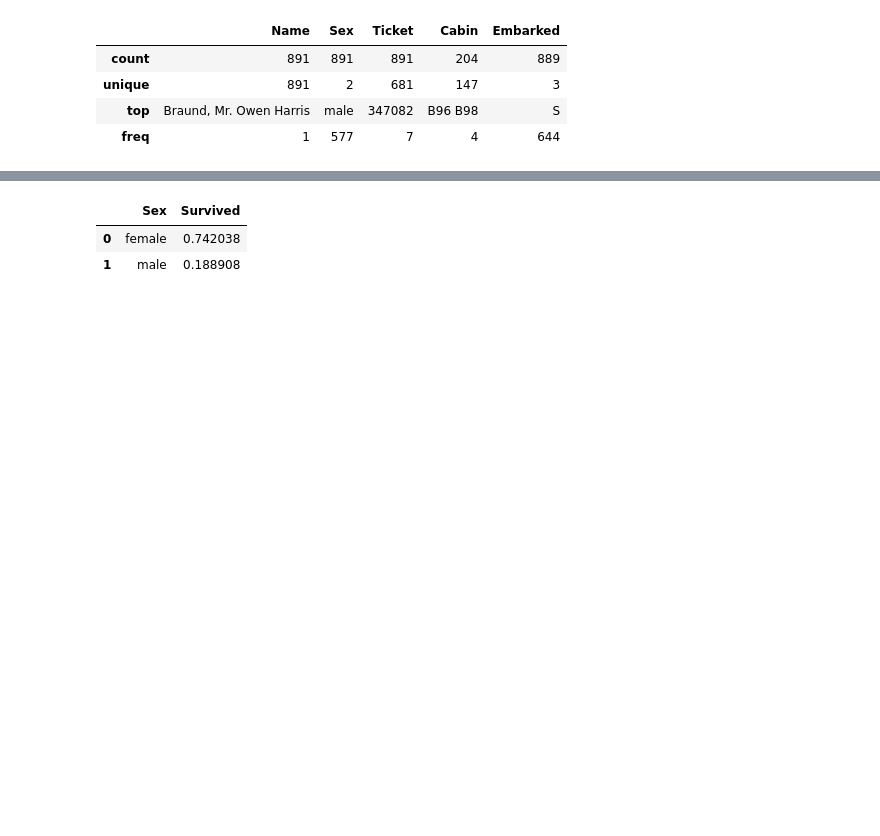
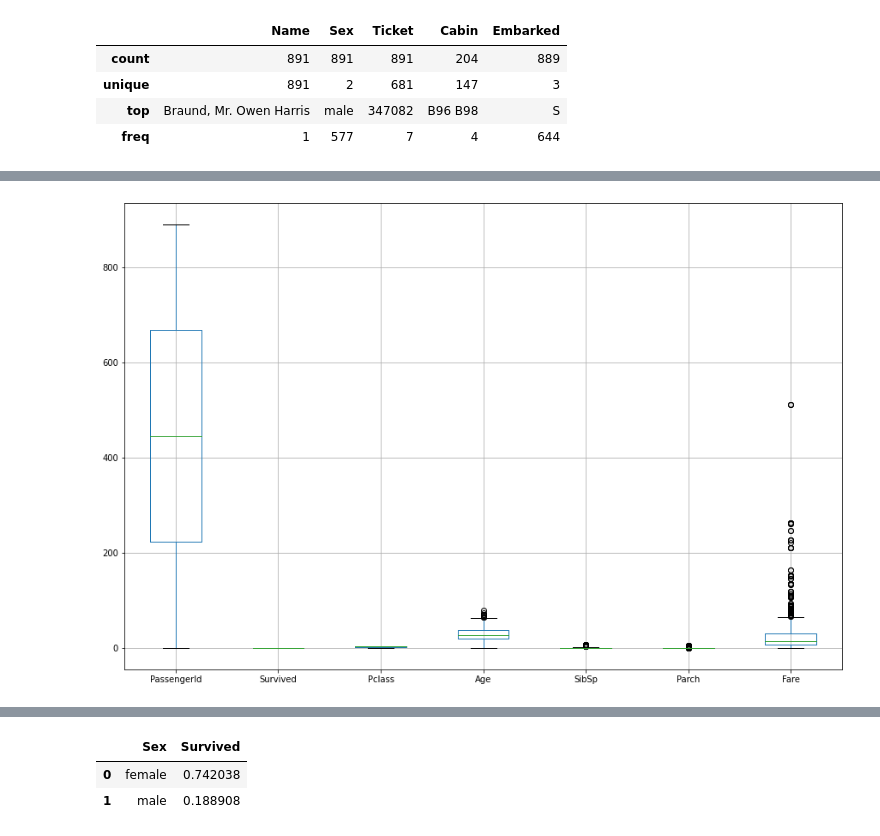
Before and after one commit to lucasnbarros/titanic-machine-learning-from-disaster, a Jupyter notebook: titanic-machine-learning-from-disaster.ipynb, the cells around one changed output, grey strips where cells are left out. Saved outputs shown, nothing was run; the diff lists cells and outputs as text; code cells hidden in the pictures; blank space fills up the shorter version.

```diff
--- a/titanic-machine-learning-from-disaster.ipynb
+++ b/titanic-machine-learning-from-disaster.ipynb
@@ -180,0 +236,5 @@ train_df.describe(include=object)
+# %%
+train_df.boxplot(figsize=(15,10))
+plt.show()
+# %% [output]
+[figure, added]
```
Also changed, not shown: parts of 32 cells of this notebook.
